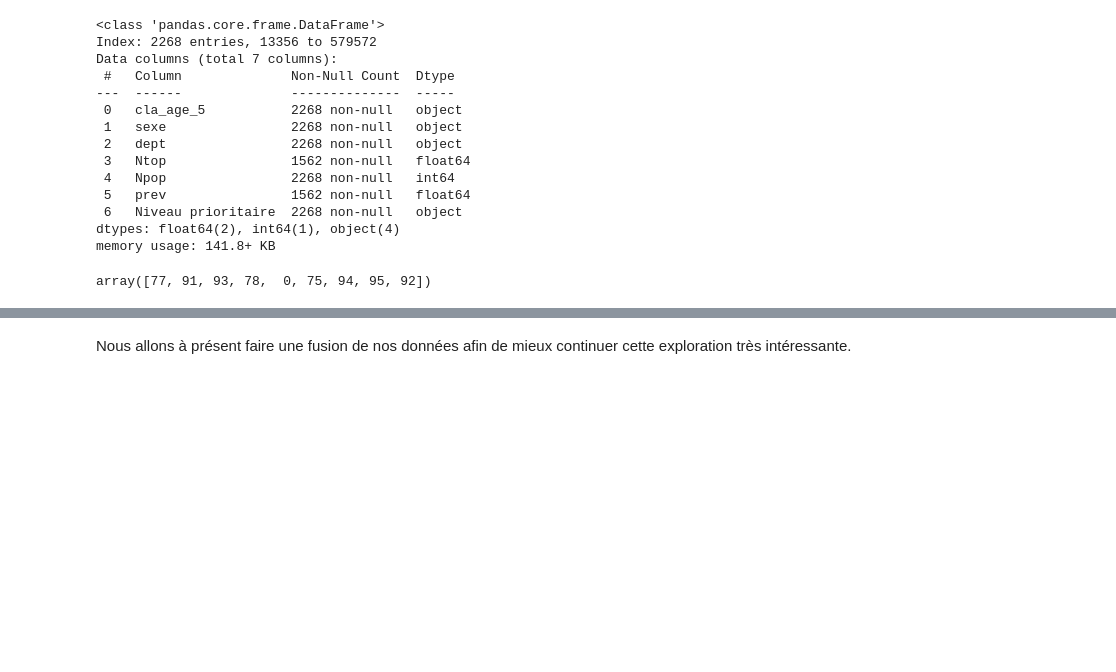
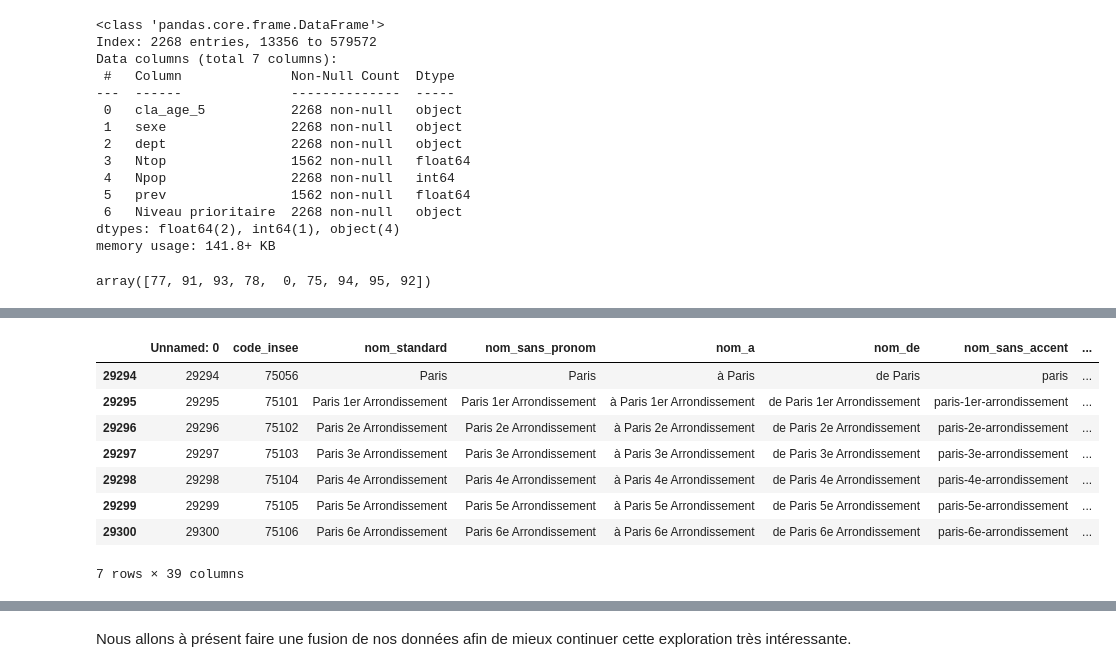
Before and after one commit to IvanaKUETE/projet-Python, a Jupyter notebook: projet/notebook/analyse_exploratoire.ipynb, the cells around one changed output, grey strips where cells are left out. Drawn from its saved outputs; the diff is of its cells as text; code cells hidden in the pictures; blank space fills up the shorter version.

```diff
--- a/projet/notebook/analyse_exploratoire.ipynb
+++ b/projet/notebook/analyse_exploratoire.ipynb
@@ -606,0 +613,4 @@ array([77, 91, 93, 78,  0, 75, 94, 95, 92])
+# %%
+
+Superficie_tot= pd.read_csv(Path(DATA_DIR, "communes-france-2022.csv"), sep=",")
+Superficie_tot.head(3)
@@ -606,0 +652,20 @@ array([77, 91, 93, 78,  0, 75, 94, 95, 92])
+# %%
+
+# Départements de la région parisienne (Île-de-France)
+idf_departments = [0, 75, 77, 78, 91, 92, 93, 94, 95]
+
+# Filtrer les données par les codes INSEE des départements de l'Île-de-France
+superficie= Superficie_tot[Superficie_tot['dep_code'].isin(idf_departments)]
+
+# Afficher les premières lignes des données filtrées
+superficie.head(7)
+# %% [output]
+|  | Unnamed: 0 | code_insee | nom_standard | nom_sans_pronom | nom_a | nom_de | nom_sans_accent | ... |
+| 29294 | 29294 | 75056 | Paris | Paris | à Paris | de Paris | paris | ... |
+| 29295 | 29295 | 75101 | Paris 1er Arrondissement | Paris 1er Arrondissement | à Paris 1er Arrondissement | de Paris 1er Arrondissement | paris-1er-arrondissement | ... |
+| 29296 | 29296 | 75102 | Paris 2e Arrondissement | Paris 2e Arrondissement | à Paris 2e Arrondissement | de Paris 2e Arrondissement | paris-2e-arrondissement | ... |
+| 29297 | 29297 | 75103 | Paris 3e Arrondissement | Paris 3e Arrondissement | à Paris 3e Arrondissement | de Paris 3e Arrondissement | paris-3e-arrondissement | ... |
+| 29298 | 29298 | 75104 | Paris 4e Arrondissement | Paris 4e Arrondissement | à Paris 4e Arrondissement | de Paris 4e Arrondissement | paris-4e-arrondissement | ... |
+| 29299 | 29299 | 75105 | Paris 5e Arrondissement | Paris 5e Arrondissement | à Paris 5e Arrondissement | de Paris 5e Arrondissement | paris-5e-arrondissement | ... |
+| 29300 | 29300 | 75106 | Paris 6e Arrondissement | Paris 6e Arrondissement | à Paris 6e Arrondissement | de Paris 6e Arrondissement | paris-6e-arrondissement | ... |
+7 rows × 39 columns
```
Also changed, not shown: parts of 24 cells of this notebook, 3 other files.
